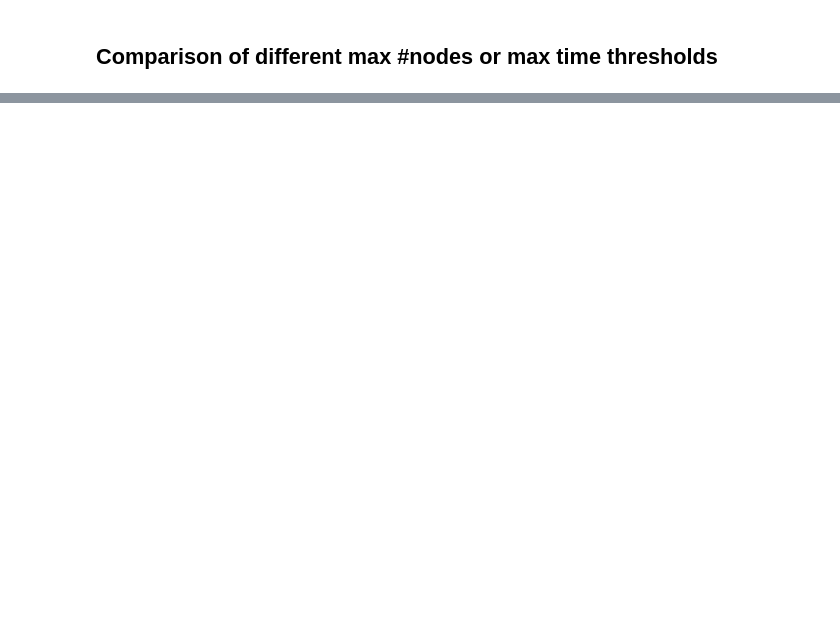
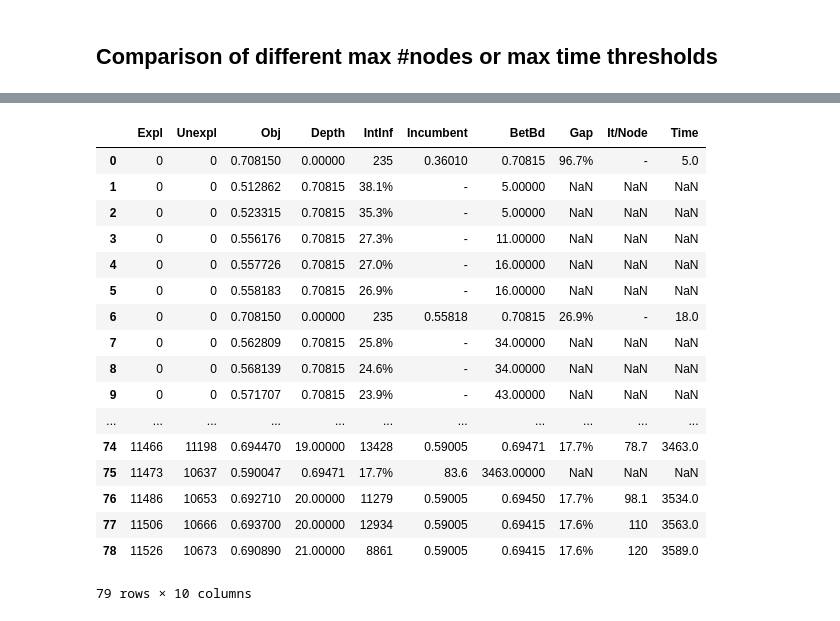
Before and after one commit to julia-kom/bert-ilp-matcher, a Jupyter notebook: src/main/python/Restriction Evaluation.ipynb, the cells around one changed output, grey strips where cells are left out. Drawn from its saved outputs; the diff is of its cells as text; code cells hidden in the pictures; blank space fills up the shorter version.

Commit message:
read gurobi file

```diff
--- a/src/main/python/Restriction Evaluation.ipynb
+++ b/src/main/python/Restriction Evaluation.ipynb
@@ -143,0 +168,40 @@ plt.show()
+# %%
+#only regard neeeded part
+delete = True
+file = "../../../eval-results/_server-results/gurobi-logs/test.log"
+cleaned = "cleaned.log"
+infile = open(file,'r').readlines()
+with open(cleaned,'w') as outfile:
+    for index,line in enumerate(infile):
+        if "Cutting plane" in line:
+            delete = True
+        if " Expl" in line and "It/Node Time" in line:
+            delete = False
+        line = line.replace('H','').replace('s','').replace('|.1','').replace('|.2','').replace('|','')
+        if not delete:
+            outfile.write(line)
+
+
+#read table
+gurobi_df =pd.read_csv(cleaned, delim_whitespace=True)
+
+gurobi_df
+# %% [output]
+|  | Expl | Unexpl | Obj | Depth | IntInf | Incumbent | BetBd | Gap | It/Node | Time |
+| 0 | 0 | 0 | 0.708150 | 0.00000 | 235 | 0.36010 | 0.70815 | 96.7% | - | 5.0 |
+| 1 | 0 | 0 | 0.512862 | 0.70815 | 38.1% | - | 5.00000 | NaN | NaN | NaN |
+| 2 | 0 | 0 | 0.523315 | 0.70815 | 35.3% | - | 5.00000 | NaN | NaN | NaN |
+| 3 | 0 | 0 | 0.556176 | 0.70815 | 27.3% | - | 11.00000 | NaN | NaN | NaN |
+| 4 | 0 | 0 | 0.557726 | 0.70815 | 27.0% | - | 16.00000 | NaN | NaN | NaN |
+| 5 | 0 | 0 | 0.558183 | 0.70815 | 26.9% | - | 16.00000 | NaN | NaN | NaN |
+| 6 | 0 | 0 | 0.708150 | 0.00000 | 235 | 0.55818 | 0.70815 | 26.9% | - | 18.0 |
+| 7 | 0 | 0 | 0.562809 | 0.70815 | 25.8% | - | 34.00000 | NaN | NaN | NaN |
+| 8 | 0 | 0 | 0.568139 | 0.70815 | 24.6% | - | 34.00000 | NaN | NaN | NaN |
+| 9 | 0 | 0 | 0.571707 | 0.70815 | 23.9% | - | 43.00000 | NaN | NaN | NaN |
+| ... | ... | ... | ... | ... | ... | ... | ... | ... | ... | ... |
+| 74 | 11466 | 11198 | 0.694470 | 19.00000 | 13428 | 0.59005 | 0.69471 | 17.7% | 78.7 | 3463.0 |
+| 75 | 11473 | 10637 | 0.590047 | 0.69471 | 17.7% | 83.6 | 3463.00000 | NaN | NaN | NaN |
+| 76 | 11486 | 10653 | 0.692710 | 20.00000 | 11279 | 0.59005 | 0.69450 | 17.7% | 98.1 | 3534.0 |
+| 77 | 11506 | 10666 | 0.693700 | 20.00000 | 12934 | 0.59005 | 0.69415 | 17.6% | 110 | 3563.0 |
+| 78 | 11526 | 10673 | 0.690890 | 21.00000 | 8861 | 0.59005 | 0.69415 | 17.6% | 120 | 3589.0 |
+79 rows × 10 columns
```
Also changed, not shown: parts of 3 cells of this notebook, 1 other file.
